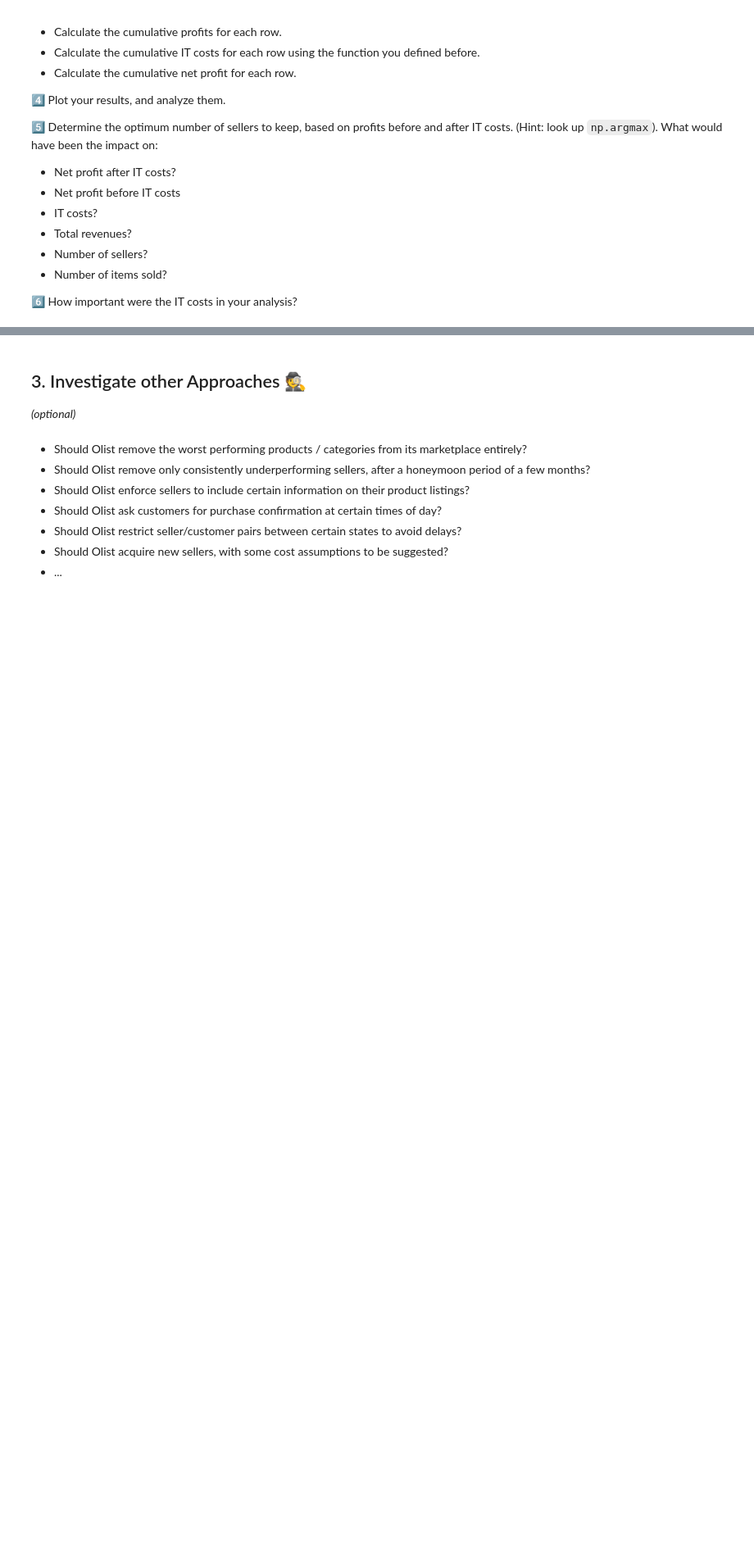
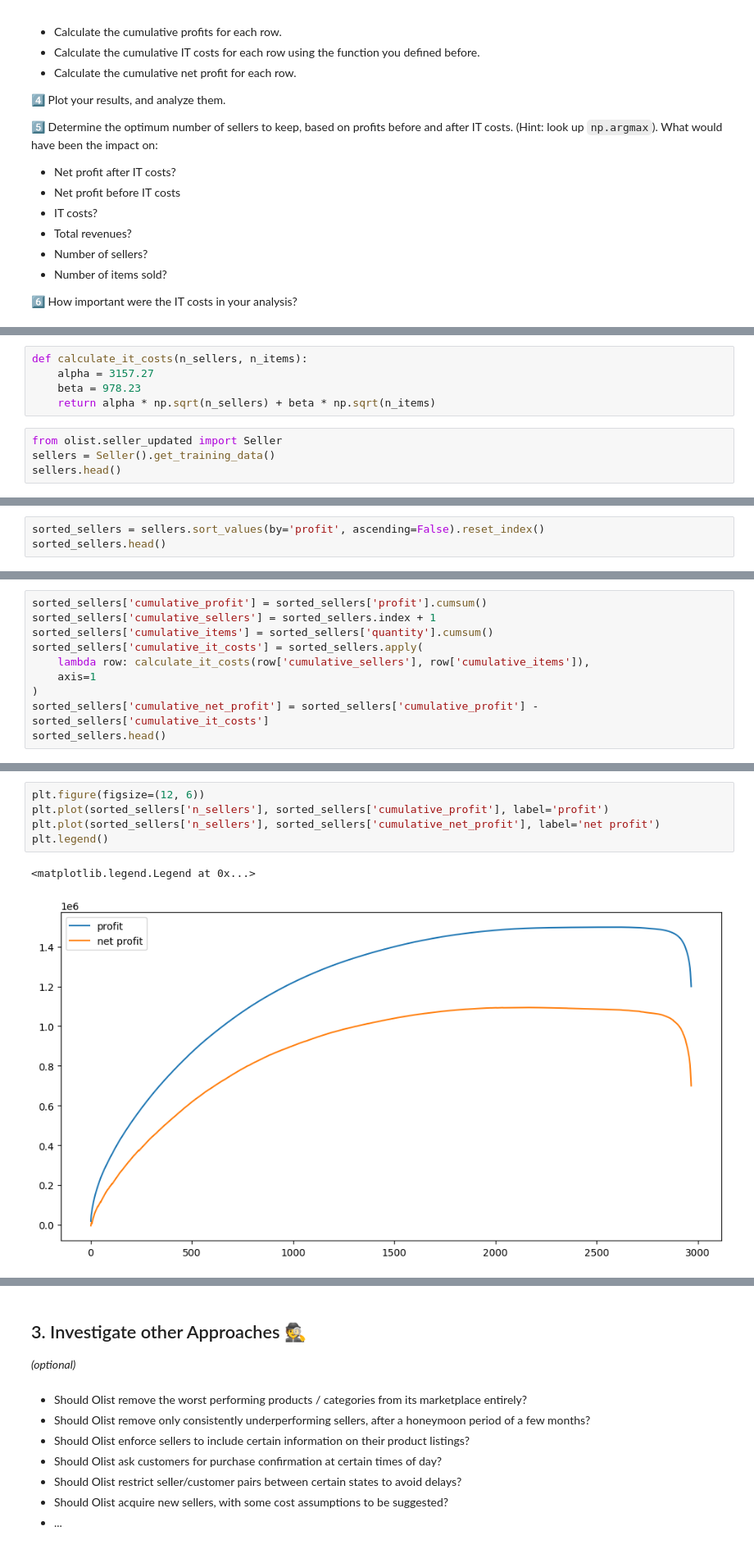
Before and after one commit to michaelsmueller/data-recap_ceo_request, a Jupyter notebook: ceo_request.ipynb, the cells around one changed output, grey strips where cells are left out. Shown at 82% size. Drawn from its saved outputs; the diff is of its cells as text; blank space fills up the shorter version.

```diff
--- a/ceo_request.ipynb
+++ b/ceo_request.ipynb
@@ -105,0 +118,9 @@ Edit the `get_training_data` method so that the DataFrame it returns contains th
+# %%
+def calculate_it_costs(n_sellers, n_items):
+    alpha = 3157.27
+    beta = 978.23
+    return alpha * np.sqrt(n_sellers) + beta * np.sqrt(n_items)
+# %%
+from olist.seller_updated import Seller
+sellers = Seller().get_training_data()
+sellers.head()
@@ -105,0 +134,3 @@ Edit the `get_training_data` method so that the DataFrame it returns contains th
+# %%
+sorted_sellers = sellers.sort_values(by='profit', ascending=False).reset_index()
+sorted_sellers.head()
@@ -105,0 +144,10 @@ Edit the `get_training_data` method so that the DataFrame it returns contains th
+# %%
+sorted_sellers['cumulative_profit'] = sorted_sellers['profit'].cumsum()
+sorted_sellers['cumulative_sellers'] = sorted_sellers.index + 1
+sorted_sellers['cumulative_items'] = sorted_sellers['quantity'].cumsum()
+sorted_sellers['cumulative_it_costs'] = sorted_sellers.apply(
+    lambda row: calculate_it_costs(row['cumulative_sellers'], row['cumulative_items']),
+    axis=1
+)
+sorted_sellers['cumulative_net_profit'] = sorted_sellers['cumulative_profit'] - sorted_sellers['cumulative_it_costs']
+sorted_sellers.head()
@@ -105,0 +162,8 @@ Edit the `get_training_data` method so that the DataFrame it returns contains th
+# %%
+plt.figure(figsize=(12, 6))
+plt.plot(sorted_sellers['n_sellers'], sorted_sellers['cumulative_profit'], label='profit')
+plt.plot(sorted_sellers['n_sellers'], sorted_sellers['cumulative_net_profit'], label='net profit')
+plt.legend()
+# %% [output]
+<matplotlib.legend.Legend at 0x...>
+[figure, added]
```
Also changed, not shown: parts of 6 cells of this notebook.
